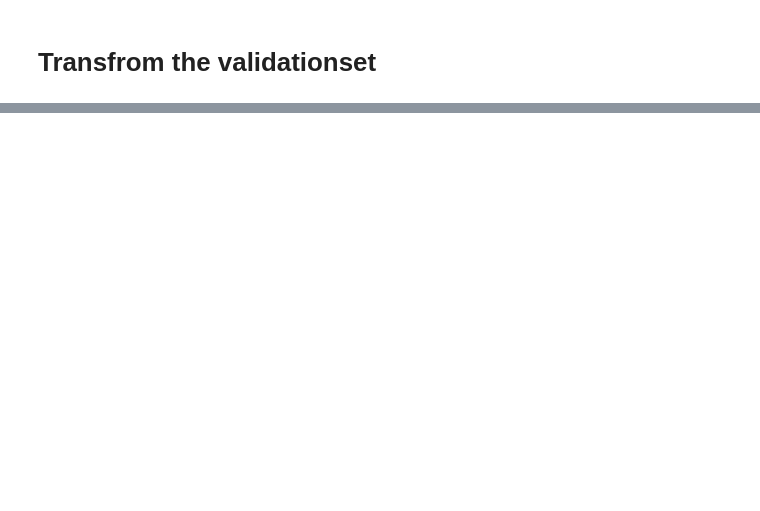
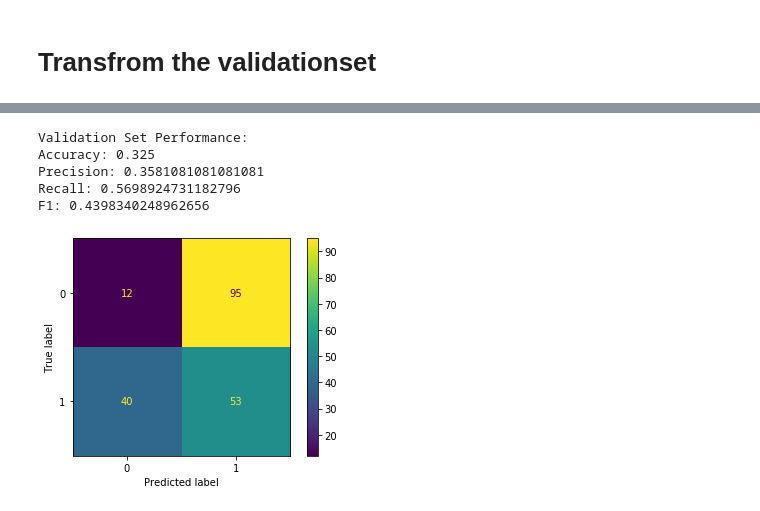
Before and after one commit to moaaztaha/widebot-task2, a Jupyter notebook: Untitled.ipynb, the cells around one changed output, grey strips where cells are left out. Drawn from its saved outputs; the diff is of its cells as text; code cells hidden in the pictures; blank space fills up the shorter version.

```diff
--- a/Untitled.ipynb
+++ b/Untitled.ipynb
@@ -187,16 +198,3 @@ valid_ds.drop('variable18', axis=1, inplace=True)
 valid_y = valid_ds.classLabel
 X_valid = preprocess_pipeline.transform(valid_ds.drop('classLabel', axis=1))
 y_valid = labelencoder.fit_transform(valid_y)
-# %%
-# Predictions/probs on the test dataset
-predicted = pd.DataFrame(svm_model.predict(X_valid))
-probs = pd.DataFrame(svm_model.predict_proba(X_valid))
-
-# Store metrics
-svm_accuracy = metrics.accuracy_score(y_valid, predicted)
-svm_roc_auc = metrics.roc_auc_score(y_valid, probs[1])
-svm_confus_matrix = metrics.confusion_matrix(y_valid, predicted)
-svm_classification_report = metrics.classification_report(y_valid, predicted)
-svm_precision = metrics.precision_score(y_valid, predicted, pos_label=1)
-svm_recall = metrics.recall_score(y_valid, predicted, pos_label=1)
-svm_f1 = metrics.f1_score(y_valid, predicted, pos_label=1)
@@ -251,0 +212,21 @@ rf_cv_mean = np.mean(rf_cv_scores)
+# %%
+def show_results(model, x, y):
+
+    # making prediction
+    predicted = pd.DataFrame(model.predict(x))
+    # performance metrics
+    accuracy = metrics.accuracy_score(y, predicted)
+    precision = metrics.precision_score(y, predicted, pos_label=1)
+    recall = metrics.recall_score(y, predicted, pos_label=1)
+    f1 = metrics.f1_score(y, predicted, pos_label=1)
+
+    print('Validation Set Performance:')
+    print(f'Accuracy: {accuracy}')
+    print(f'Precision: {precision}')
+    print(f'Recall: {recall}')
+    print(f'F1: {f1}')
+    plot_cm(model, x, y)
+    return accuracy, precision, recall, f1
+def plot_cm(model, x, y):
+    metrics.plot_confusion_matrix(model, x, y)
+    plt.plot()
@@ -251,0 +246,18 @@ rf_cv_mean = np.mean(rf_cv_scores)
+# %%
+# Decision Tree
+tree_model = DecisionTreeClassifier(max_depth=3)
+parameters_dt = {"criterion": ["gini", "entropy"], "splitter": ["best", "random"], "max_features": ["auto", "sqrt", "log2"]}
+
+grid_dt = GridSearchCV(tree_model, parameters_dt, scoring=make_scorer(precision_score))
+grid_dt.fit(X_train, y_train)
+
+tree_model = grid_dt.best_estimator_
+
+tree_acc, tree_precision, tree_recall, tree_f1 = show_results(tree_model, X_valid, y_valid)
+# %% [output]
+Validation Set Performance:
+Accuracy: 0.325
+Precision: 0.3581081081081081
+Recall: 0.5698924731182796
+F1: 0.4398340248962656
+[figure, added]
```
Also changed, not shown: parts of 19 cells of this notebook.
